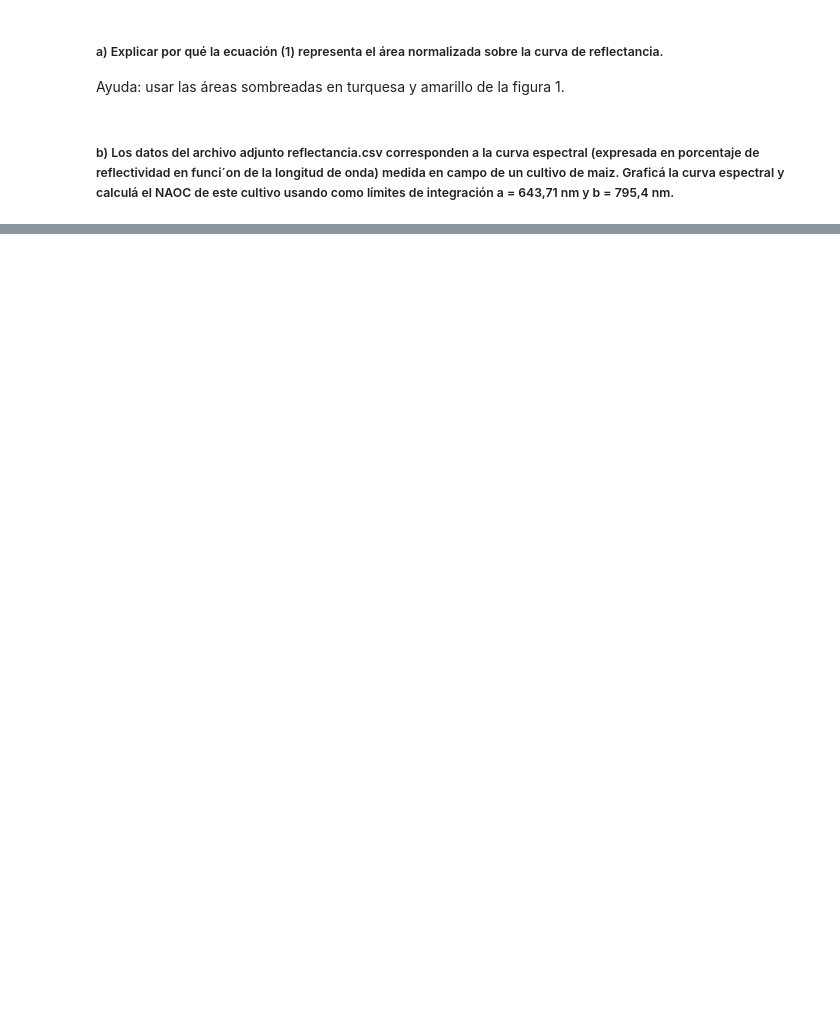
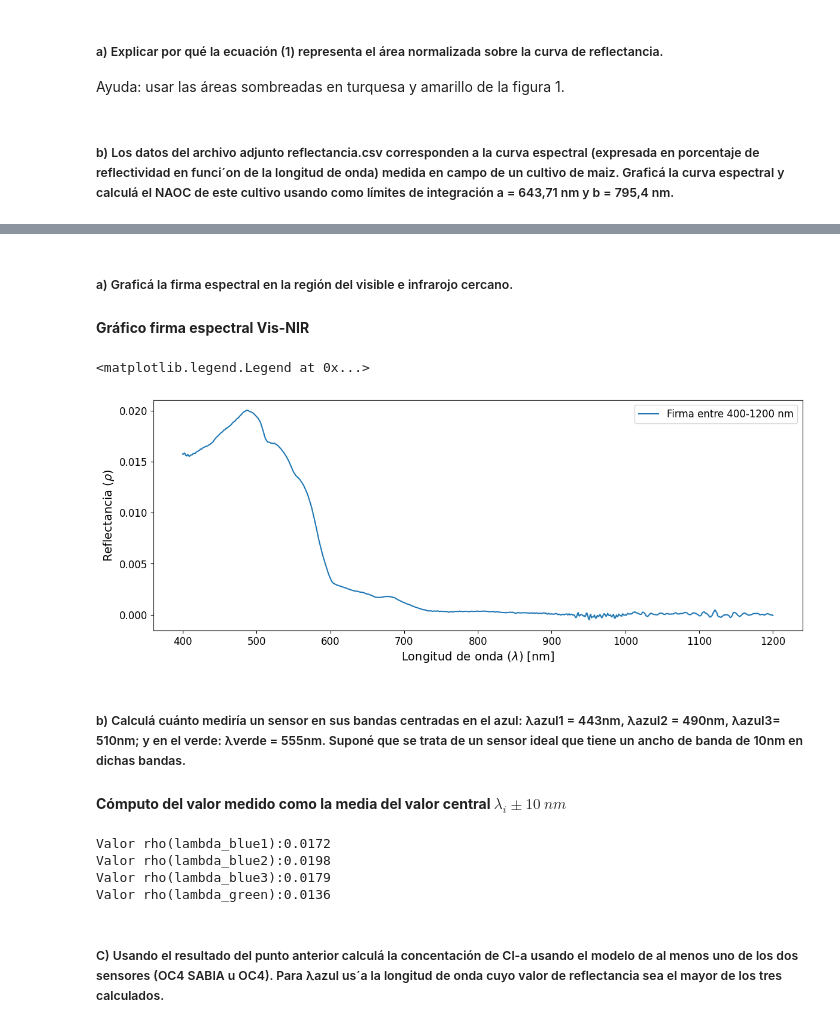
Before and after one commit to francobarrionuevoenv21/MAIE_devs_pub, a Jupyter notebook: MetodosNumericos/TPE1_Clorofila/BarrionuevoFranco_TPE1.ipynb, the cells around one changed output, grey strips where cells are left out. Drawn from its saved outputs; the diff is of its cells as text; code cells hidden in the pictures; blank space fills up the shorter version.

```diff
--- a/MetodosNumericos/TPE1_Clorofila/BarrionuevoFranco_TPE1.ipynb
+++ b/MetodosNumericos/TPE1_Clorofila/BarrionuevoFranco_TPE1.ipynb
@@ -25,0 +109,7 @@ FileNotFoundError: [Errno 2] No such file or directory: 'datos/reflectividad.csv
+# %%
+# Read firmas.csv file with pandas
+url_firma = 'https://raw.githubusercontent.com/francobarrionuevoenv21/MAIE_devs_pub/refs/heads/main/MetodosNumericos/TPE1_Clorofila/datos/firma.csv'
+data_firma = pd.read_csv(url_firma, header = None)
+
+# Display head dataset
+data_firma.head(5)
@@ -25,0 +123,31 @@ FileNotFoundError: [Errno 2] No such file or directory: 'datos/reflectividad.csv
+# %% [markdown]
+##### a) Graficá la firma espectral en la región del visible e infrarojo cercano.
+# %%
+# Store data values as numpy arrays
+lambda_firma = data_firma.loc[:, 0].values
+rho_firma = data_firma.loc[:, 1].values
+
+# Define blue and green ranges limits (nm)
+vis_min = 400
+nir_max = 1200
+
+# Filter data accordint integration limits
+lambda_firma_f = lambda_firma[(lambda_firma >= vis_min) & (lambda_firma <= nir_max)]
+rho_firma_f = rho_firma[(lambda_firma >= vis_min) & (lambda_firma <= nir_max)]
+# %% [markdown]
+**Gráfico firma espectral Vis-NIR**
+# %%
+# Plot data
+fig, ax = plt.subplots(figsize=(14, 5))
+
+ax.plot(lambda_firma_f, rho_firma_f, label = f'Firma entre {vis_min}-{nir_max} nm')
+ax.set_ylabel(r'Reflectancia ($\rho$)', fontsize = 14)
+ax.tick_params(axis='y', labelsize=12)
+ax.set_xlabel(r'Longitud de onda ($\lambda$) [nm]', fontsize = 14)
+ax.tick_params(axis='x', labelsize=12)
+ax.legend(fontsize=12)
+# %% [output]
+<matplotlib.legend.Legend at 0x...>
+[figure, added]
+# %% [markdown]
+##### b) Calculá cuánto mediría un sensor en sus bandas centradas en el azul: λazul1 = 443nm, λazul2 = 490nm, λazul3= 510nm; y en el verde: λverde = 555nm. Suponé que se trata de un sensor ideal que tiene un ancho de banda de 10nm en dichas bandas.
@@ -25,0 +163,23 @@ FileNotFoundError: [Errno 2] No such file or directory: 'datos/reflectividad.csv
+# %% [markdown]
+**Cómputo del valor medido como la media del valor central $\lambda_{i} \pm 10$ $nm$**
+# %%
+# Blue bands
+lambdab1_meas = (rho_firma[(lambda_firma >= lambdab1-deltal) & (lambda_firma <= lambdab1+deltal)]).mean()
+lambdab2_meas = (rho_firma[(lambda_firma >= lambdab2-deltal) & (lambda_firma <= lambdab2+deltal)]).mean()
+lambdab3_meas = (rho_firma[(lambda_firma >= lambdab3-deltal) & (lambda_firma <= lambdab3+deltal)]).mean()
+
+# Green band
+lambdag_meas = (rho_firma[(lambda_firma >= lambdag-deltal) & (lambda_firma <= lambdag+deltal)]).mean()
+
+# Print results
+print(f'Valor rho(lambda_blue1):{lambdab1_meas:.4f}')
+print(f'Valor rho(lambda_blue2):{lambdab2_meas:.4f}')
+print(f'Valor rho(lambda_blue3):{lambdab3_meas:.4f}')
+print(f'Valor rho(lambda_green):{lambdag_meas:.4f}')
+# %% [output]
+Valor rho(lambda_blue1):0.0172
+Valor rho(lambda_blue2):0.0198
+Valor rho(lambda_blue3):0.0179
+Valor rho(lambda_green):0.0136
+# %% [markdown]
+##### C) Usando el resultado del punto anterior calculá la concentación de Cl-a usando el modelo de al menos uno de los dos sensores (OC4 SABIA u OC4). Para λazul us´a la longitud de onda cuyo valor de reflectancia sea el mayor de los tres calculados.
```
Also changed, not shown: parts of 16 cells of this notebook.
